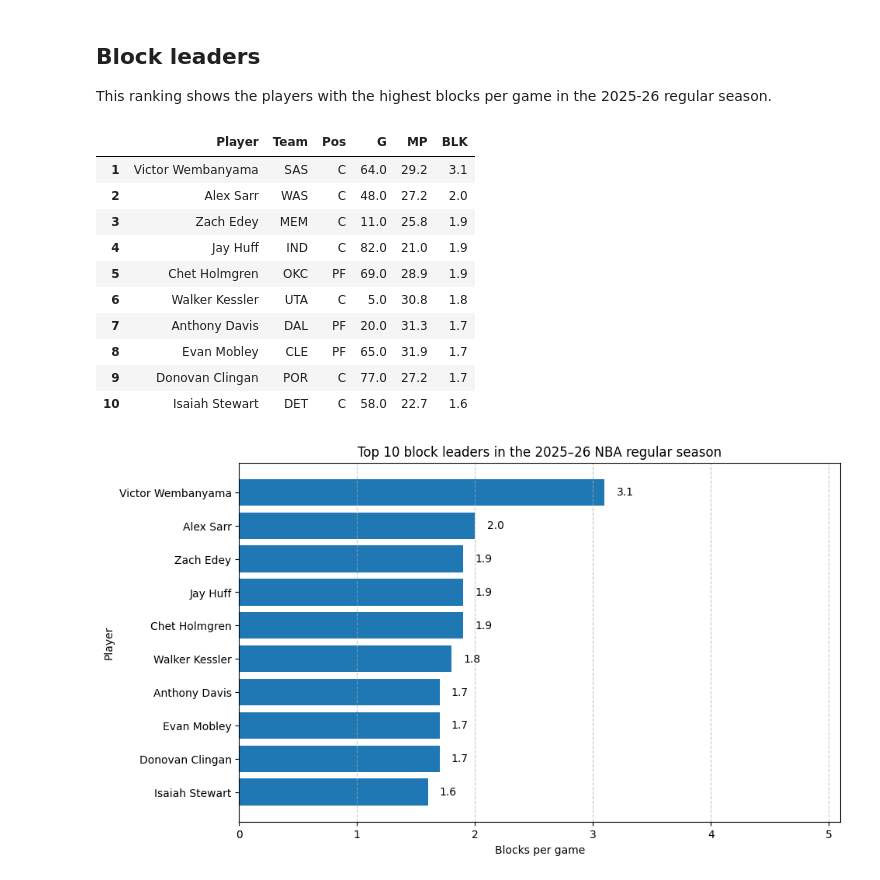
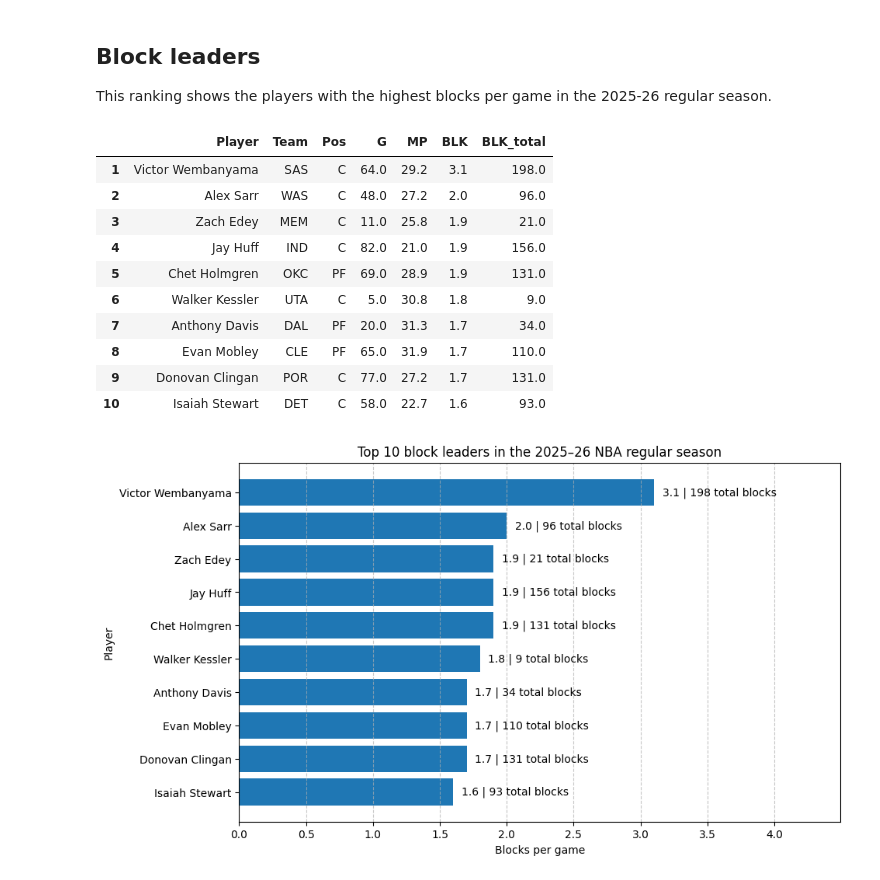
Before and after one commit to MaciejRR/NBA-Regular-Season-Analysis-2025-26, a Jupyter notebook: NBA_Regular_Season_Analysis_(2025_26).ipynb, the cells around one changed output. Drawn from its saved outputs; the diff is of its cells as text; code cells hidden in the pictures.

```diff
--- a/NBA_Regular_Season_Analysis_(2025_26).ipynb
+++ b/NBA_Regular_Season_Analysis_(2025_26).ipynb
@@ -175,35 +191,0 @@ To keep the notebook readable, I used a small helper function to generate rankin
-# %%
-import matplotlib.pyplot as plt
-
-def get_top_players(df, stat, n=10):
-    top_df = df[["Player", "Team", "Pos", "G", "MP", stat]].sort_values(
-        by=stat,
-        ascending=False
-    ).head(n).reset_index(drop=True)
-
-    top_df.index = top_df.index + 1
-    return top_df
-
-
-def plot_top_players(top_df, stat, x_label, title):
-    plt.figure(figsize=(10, 6))
-    bars = plt.barh(top_df["Player"], top_df[stat])
-
-    plt.xlabel(x_label)
-    plt.ylabel("Player")
-    plt.title(title)
-    plt.gca().invert_yaxis()
-    plt.grid(axis="x", linestyle="--", alpha=0.7)
-    plt.xlim(0, top_df[stat].max() + 2)
-
-    # Add values at the end of each bar
-    for bar in bars:
-        width = bar.get_width()
-        plt.text(
-            width + 0.1,
-            bar.get_y() + bar.get_height() / 2,
-            f"{width:.1f}",
-            va="center"
-        )
-
-    plt.show()
@@ -268,26 +280,28 @@ plot_top_players(
 
 This ranking shows the players with the highest blocks per game in the 2025-26 regular season.
 # %%
-top_blocks = get_top_players(df_players, "BLK")
+top_blocks = get_top_players(df_players, "BLK", extra_col="BLK_total")
 top_blocks
 # %% [output]
-|  | Player | Team | Pos | G | MP | BLK |
-| 1 | Victor Wembanyama | SAS | C | 64.0 | 29.2 | 3.1 |
-| 2 | Alex Sarr | WAS | C | 48.0 | 27.2 | 2.0 |
-| 3 | Zach Edey | MEM | C | 11.0 | 25.8 | 1.9 |
-| 4 | Jay Huff | IND | C | 82.0 | 21.0 | 1.9 |
-| 5 | Chet Holmgren | OKC | PF | 69.0 | 28.9 | 1.9 |
-| 6 | Walker Kessler | UTA | C | 5.0 | 30.8 | 1.8 |
-| 7 | Anthony Davis | DAL | PF | 20.0 | 31.3 | 1.7 |
-| 8 | Evan Mobley | CLE | PF | 65.0 | 31.9 | 1.7 |
-| 9 | Donovan Clingan | POR | C | 77.0 | 27.2 | 1.7 |
-| 10 | Isaiah Stewart | DET | C | 58.0 | 22.7 | 1.6 |
+|  | Player | Team | Pos | G | MP | BLK | BLK_total |
+| 1 | Victor Wembanyama | SAS | C | 64.0 | 29.2 | 3.1 | 198.0 |
+| 2 | Alex Sarr | WAS | C | 48.0 | 27.2 | 2.0 | 96.0 |
+| 3 | Zach Edey | MEM | C | 11.0 | 25.8 | 1.9 | 21.0 |
+| 4 | Jay Huff | IND | C | 82.0 | 21.0 | 1.9 | 156.0 |
+| 5 | Chet Holmgren | OKC | PF | 69.0 | 28.9 | 1.9 | 131.0 |
+| 6 | Walker Kessler | UTA | C | 5.0 | 30.8 | 1.8 | 9.0 |
+| 7 | Anthony Davis | DAL | PF | 20.0 | 31.3 | 1.7 | 34.0 |
+| 8 | Evan Mobley | CLE | PF | 65.0 | 31.9 | 1.7 | 110.0 |
+| 9 | Donovan Clingan | POR | C | 77.0 | 27.2 | 1.7 | 131.0 |
+| 10 | Isaiah Stewart | DET | C | 58.0 | 22.7 | 1.6 | 93.0 |
 # %%
 plot_top_players(
     top_blocks,
     "BLK",
     "Blocks per game",
-    "Top 10 block leaders in the 2025–26 NBA regular season"
+    "Top 10 block leaders in the 2025–26 NBA regular season",
+    extra_col="BLK_total",
+    extra_label="total blocks"
 )
 # %% [output]
-[figure, old version]
+[figure, new version]
```
Also changed, not shown: parts of 27 cells of this notebook.
